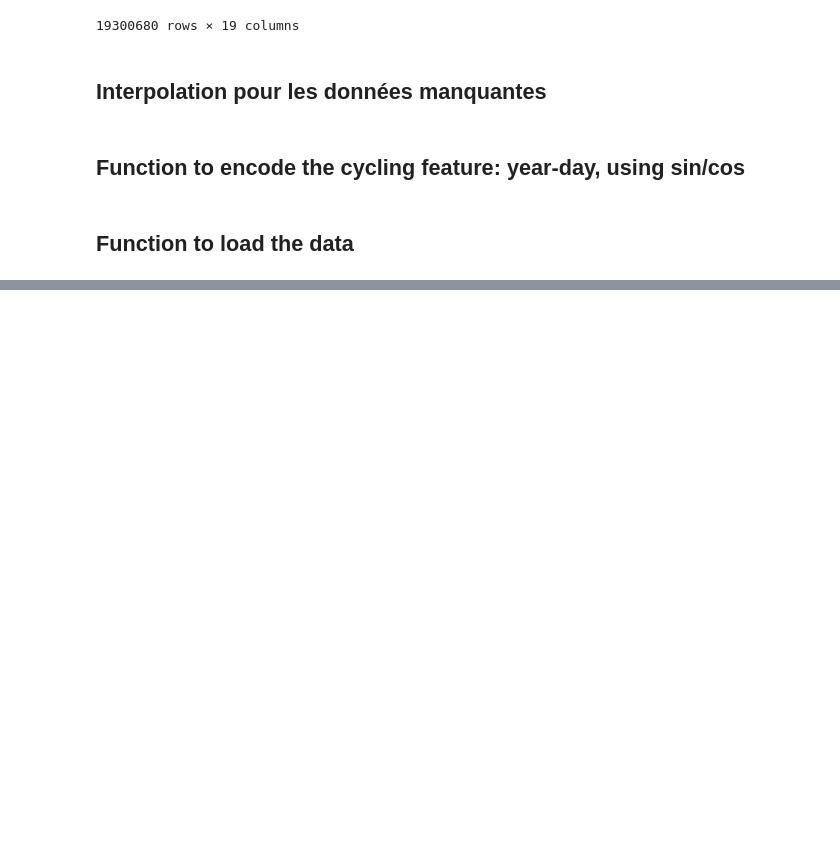
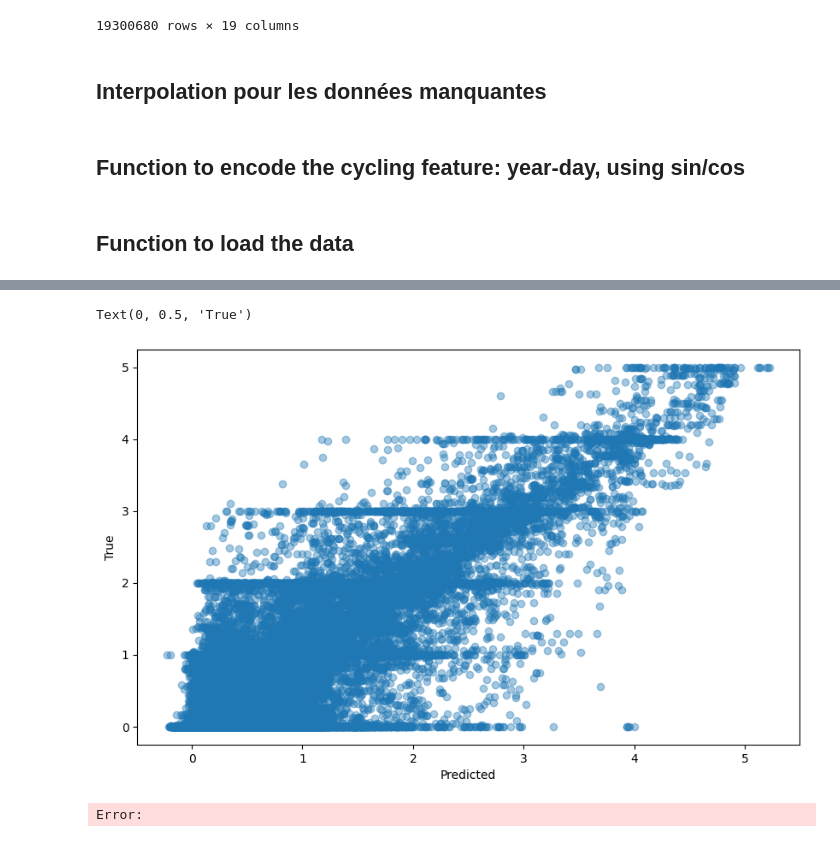
Before and after one commit to JulAgu/drought_pred_hybrid, a Jupyter notebook: notebooks/01-Exploring_data + LSTM_Baseline.ipynb, the cells around one changed output, grey strips where cells are left out. Drawn from its saved outputs; the diff is of its cells as text; code cells hidden in the pictures; blank space fills up the shorter version.

```diff
--- a/notebooks/01-Exploring_data + LSTM_Baseline.ipynb
+++ b/notebooks/01-Exploring_data + LSTM_Baseline.ipynb
@@ -585,0 +664,9 @@ Week 6 MAE 0.403 F1 0.499
+# %%
+plt.figure(figsize=(10, 6))
+plt.scatter(df['y_pred'], df['y_true'], alpha=0.4)
+plt.xlabel("Predicted")
+plt.ylabel("True")
+# %% [output]
+Text(0, 0.5, 'True')
+[figure, added]
+Error:
```
Also changed, not shown: parts of 10 cells of this notebook, 4 other files.
